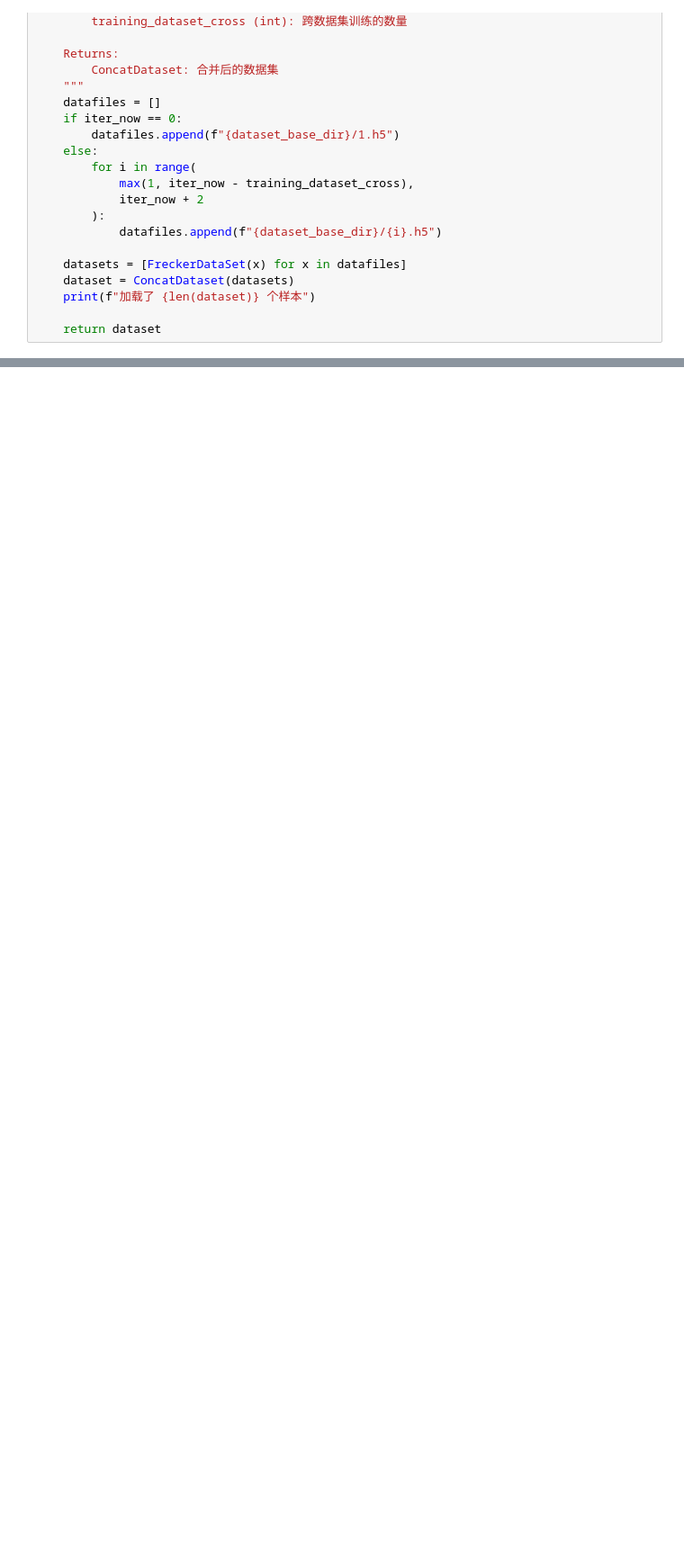
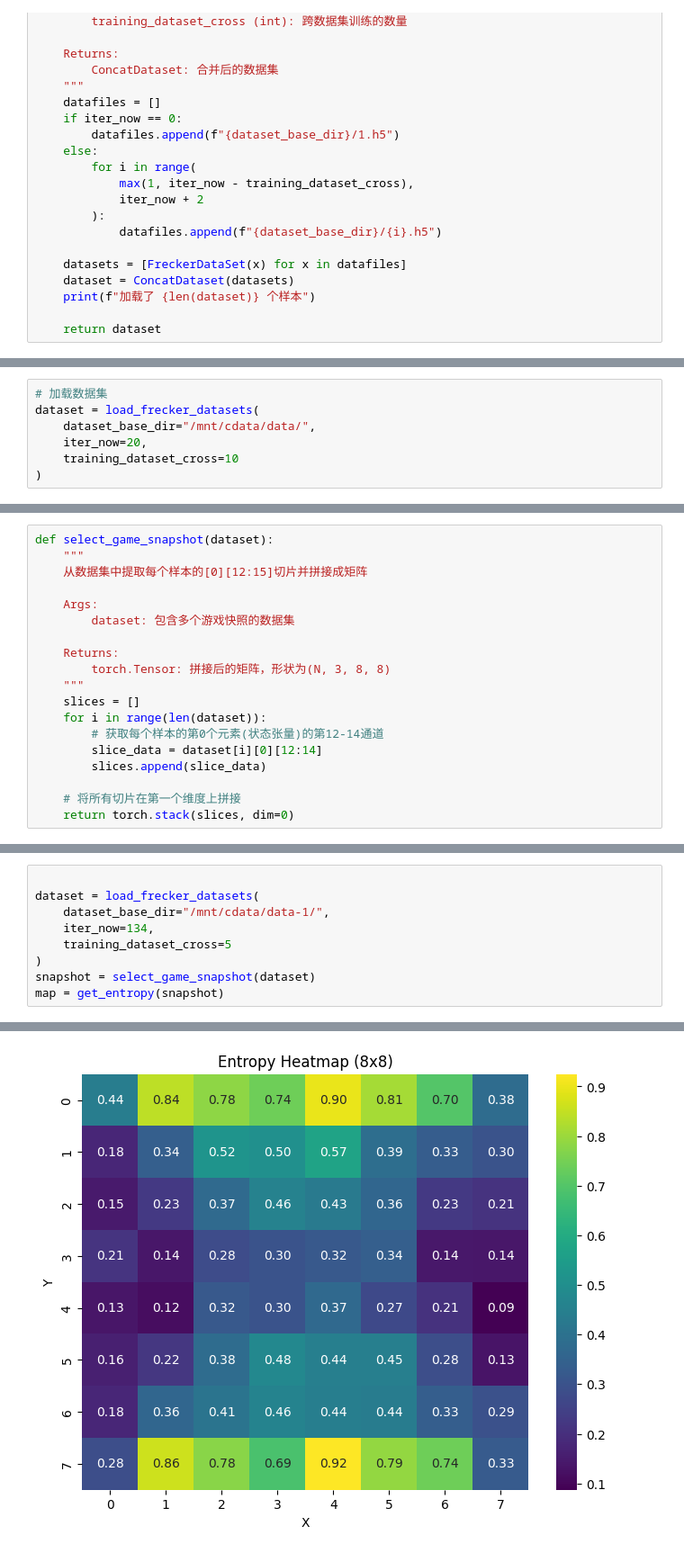
Before and after one commit to ZiJie-Duan/Freckers-Zero, a Jupyter notebook: freckers/dataset_a.ipynb, the cells around one changed output, grey strips where cells are left out. Shown at 90% size. Saved outputs shown, nothing was run; the diff lists cells and outputs as text; blank space fills up the shorter version.

```diff
--- a/freckers/dataset_a.ipynb
+++ b/freckers/dataset_a.ipynb
@@ -48,0 +48,7 @@ val_dataset = torch.utils.data.Subset(dataset, range(train_size, len(dataset)))
+# %%
+# 加载数据集
+dataset = load_frecker_datasets(
+    dataset_base_dir="/mnt/cdata/data/",
+    iter_now=20,
+    training_dataset_cross=10
+)
@@ -48,0 +57,19 @@ val_dataset = torch.utils.data.Subset(dataset, range(train_size, len(dataset)))
+# %%
+def select_game_snapshot(dataset):
+    """
+    从数据集中提取每个样本的[0][12:15]切片并拼接成矩阵
+
+    Args:
+        dataset: 包含多个游戏快照的数据集
+
+    Returns:
+        torch.Tensor: 拼接后的矩阵，形状为(N, 3, 8, 8)
+    """
+    slices = []
+    for i in range(len(dataset)):
+        # 获取每个样本的第0个元素(状态张量)的第12-14通道
+        slice_data = dataset[i][0][12:14]
+        slices.append(slice_data)
+
+    # 将所有切片在第一个维度上拼接
+    return torch.stack(slices, dim=0)
@@ -48,0 +124,10 @@ val_dataset = torch.utils.data.Subset(dataset, range(train_size, len(dataset)))
+# %%
+
+dataset = load_frecker_datasets(
+    dataset_base_dir="/mnt/cdata/data-1/",
+    iter_now=134,
+    training_dataset_cross=5
+)
+snapshot = select_game_snapshot(dataset)
+map = get_entropy(snapshot)
+# %% [output]
@@ -48,0 +135 @@ val_dataset = torch.utils.data.Subset(dataset, range(train_size, len(dataset)))
+[figure, added]
```
Also changed, not shown: parts of 9 cells of this notebook, 2 other files.
